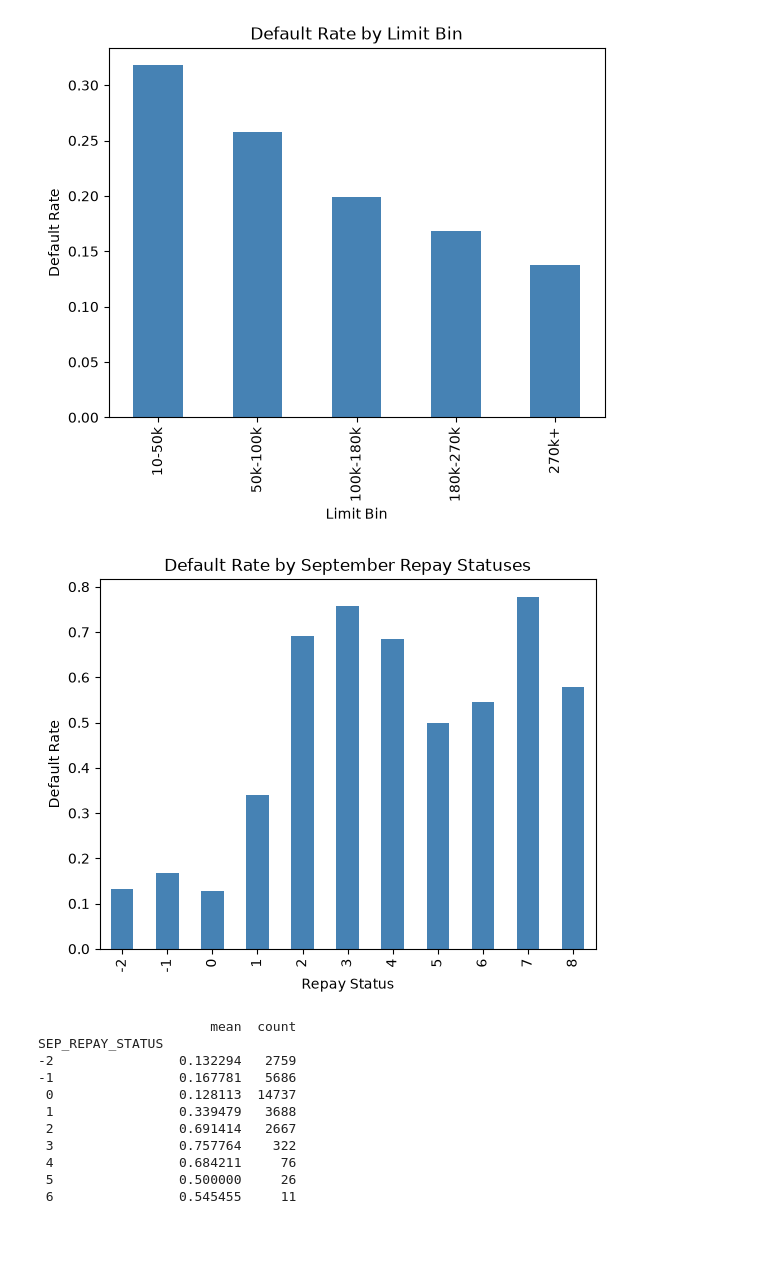
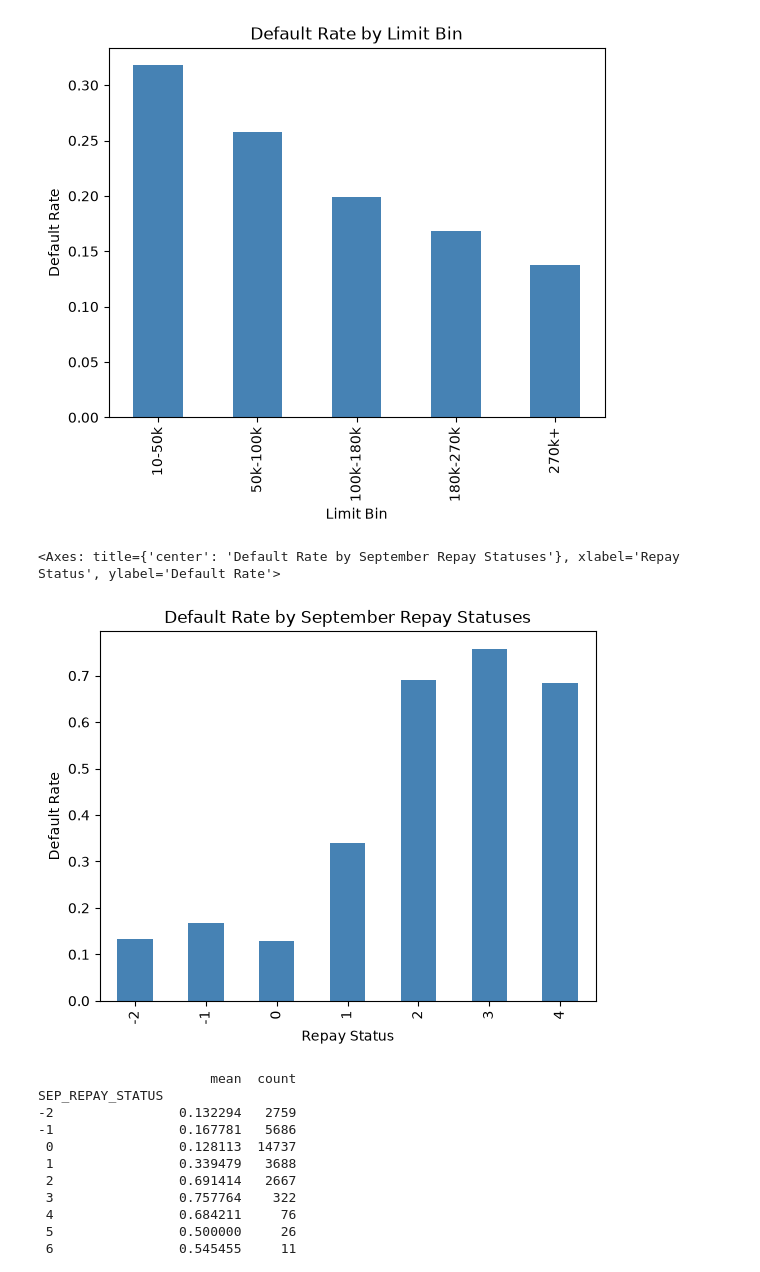
Before and after one commit to veronicakwon/predicting_credit_card_payment, a Jupyter notebook: notebooks/01_eda.ipynb, the cells around one changed output. Drawn from its saved outputs; the diff is of its cells as text; code cells hidden in the pictures; blank space fills up the shorter version.

Commit message:
edited visuals

```diff
--- a/notebooks/01_eda.ipynb
+++ b/notebooks/01_eda.ipynb
@@ -224,9 +224,12 @@ df.groupby('LIMIT_BIN')['default.payment.next.month'].mean().plot(title='Default
 <Axes: title={'center': 'Default Rate by Limit Bin'}, xlabel='Limit Bin', ylabel='Default Rate'>
 [figure]
 # %%
-ax = df.groupby('SEP_REPAY_STATUS')['default.payment.next.month'].mean().plot(kind='bar', title='Default Rate by September Repay Statuses', xlabel='Repay Status', ylabel='Default Rate', color = 'steelblue')
+sep_repay_default = df.groupby('SEP_REPAY_STATUS')['default.payment.next.month'].mean()
+sep_repay_default = sep_repay_default.loc[sep_repay_default.index <= 4]
+sep_repay_default.plot(kind='bar', title='Default Rate by September Repay Statuses', xlabel='Repay Status', ylabel='Default Rate', color = 'steelblue')
 # %% [output]
+<Axes: title={'center': 'Default Rate by September Repay Statuses'}, xlabel='Repay Status', ylabel='Default Rate'>
-[figure, old version]
+[figure, new version]
 # %%
 repay_cols = ['SEP_REPAY_STATUS', 'AUG_REPAY_STATUS', 'JUL_REPAY_STATUS',
        'JUN_REPAY_STATUS', 'MAY_REPAY_STATUS', 'APR_REPAY_STATUS']
```
Also changed, not shown: parts of 1 cell of this notebook.
